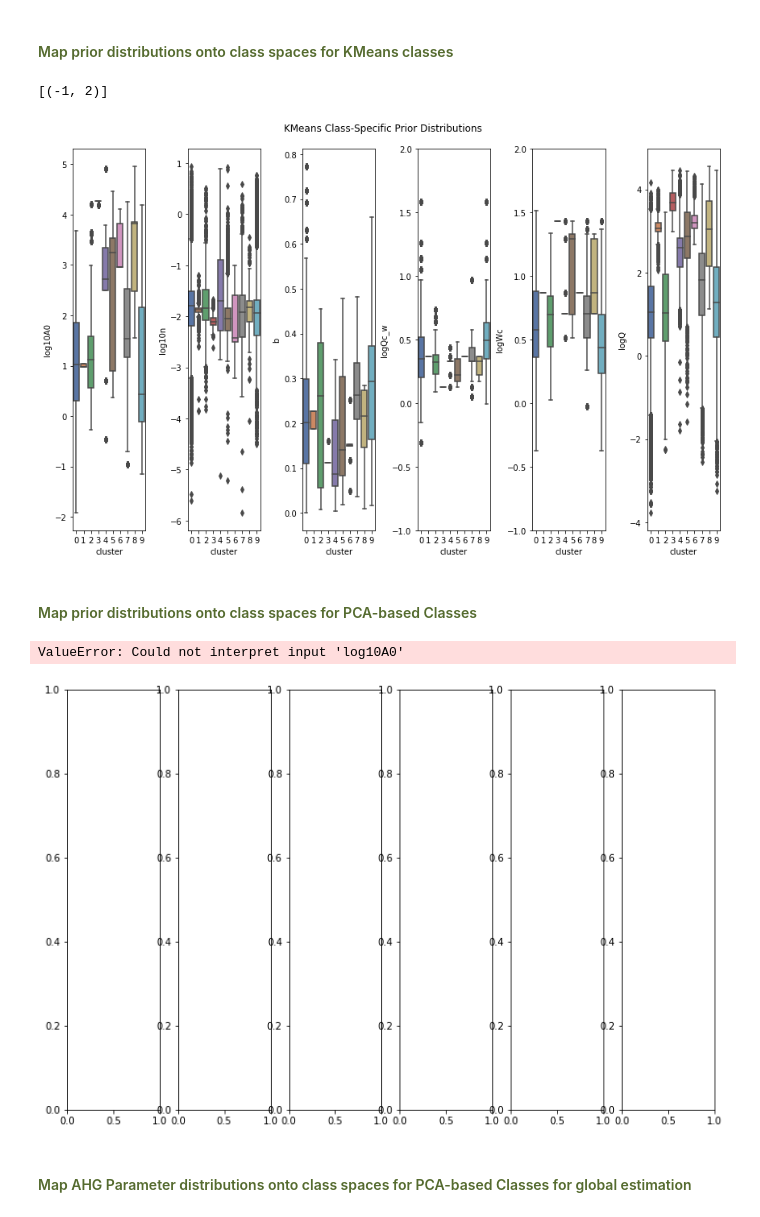
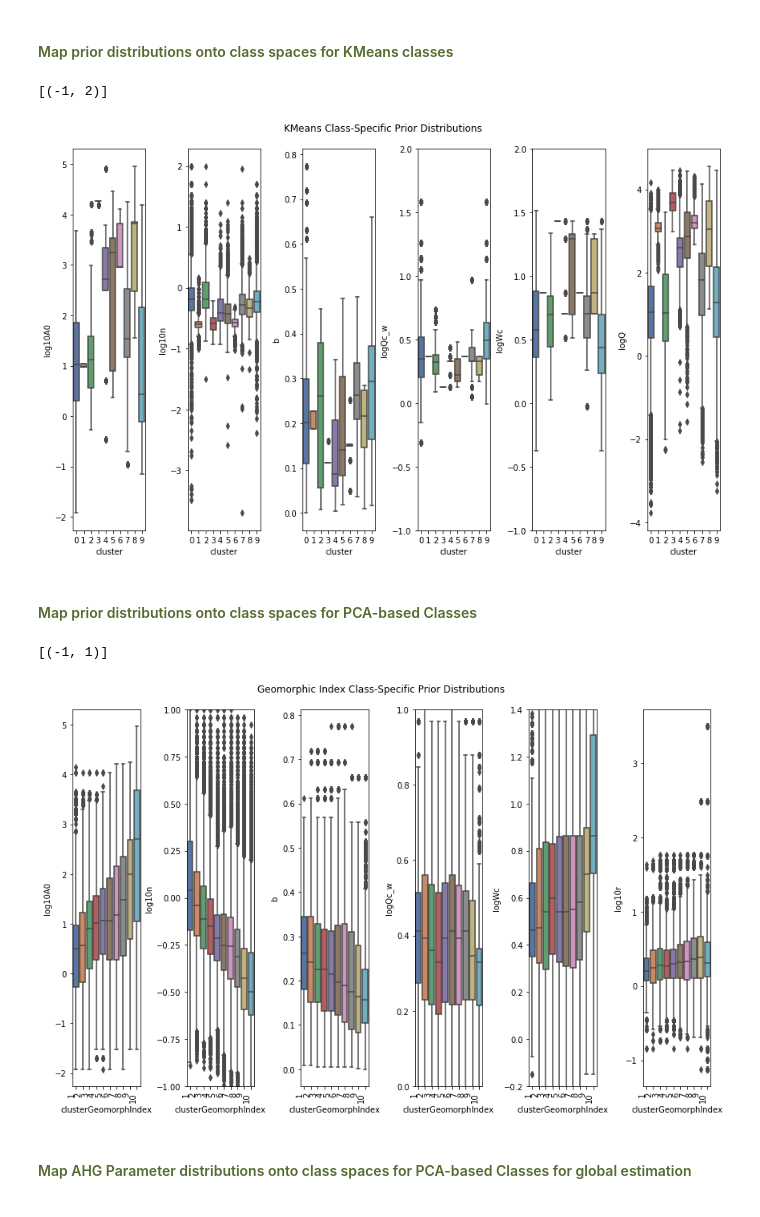
Before and after one commit to craigbrinkerhoff/2019_GeoClass, a Jupyter notebook: scripts/Brinkerhoff_geomorph_class.ipynb, the cells around one changed output. Cells and saved outputs as stored; diff of their text form; code cells hidden in the pictures.

```diff
--- a/scripts/Brinkerhoff_geomorph_class.ipynb
+++ b/scripts/Brinkerhoff_geomorph_class.ipynb
@@ -128,12 +136,15 @@ MERITshortened['stationid'] = pd.to_numeric(MERITshortened['stationid'])
 
 MERITshortened = pd.merge(MERITshortened, Hydroshortened, left_on='stationid', right_on='site_no') #merge on usgs gauge ID
 
-#NHD 2.1 flowlines and lakes
+#NHD 2.1 flowlines (with USGS gauges on them) and lakes
 med_NHD = pd.read_csv('C:\\Users\\cbrinkerhoff\\Box Sync\\Ongoing Projects\\hydraulic_geometry_project\\working\\NHD_med_res.csv', low_memory=False, encoding='latin-1')
 med_NHD_lakes = pd.read_csv('med_NHD_lakes.csv', low_memory=False, encoding='latin-1')
 
-Hydroshortened = pd.merge(Hydroshortened, med_NHD[['SOURCE_FEA', 'SLOPE', 'StreamOrde', 'ArbolateSu', 'Measure', 'LENGTHKM', 'LatSite', 'LonSite', 'FTYPE', 'FCODE', 'DASqKm', 'Tidal', 'WBAREACOMI', 'TOTMA']],left_on='site_no', right_on='SOURCE_FEA')
+#NHD sinuosity from  Wieczorek, M.E., Jackson, S.E., and Schwarz, G.E., 2018, Select Attributes for NHDPlus Version 2.1 Reach Catchments and Modified Network Routed Upstream Watersheds for the Conterminous United States: U.S. Geological Survey data release, https://doi.org/10.5066/F7765D7V.
+sinuosityCONUS = pd.read_csv('Sinuousity_CONUS.txt', delimiter=',')
 
+Hydroshortened = pd.merge(Hydroshortened, med_NHD[['SOURCE_FEA', 'COMID', 'SLOPE', 'StreamOrde', 'ArbolateSu', 'Measure', 'LENGTHKM', 'LatSite', 'LonSite', 'FTYPE', 'FCODE', 'DASqKm', 'Tidal', 'WBAREACOMI', 'TOTMA']],left_on='site_no', right_on='SOURCE_FEA')
+Hydroshortened = pd.merge(Hydroshortened, sinuosityCONUS, left_on='COMID', right_on='COMID')
 #unitarea in file is catchment area for MERIT Hydro
 # %% [markdown]
 <h2><font color=darkcyan> Analysis Using USGS NHD 2.1 </font></h2>
@@ -373,7 +384,7 @@ fig.tight_layout(rect=[0, 0.03, 1, 0.95])
 <br>
 <h4><font color=darkolivegreen>Classify via Kmeans</font> </h4>
 # %%
-kmeans_var = Hydroshortened[['chan_width','SLOPE', 'StreamOrde','DistDwnstrm', 'chan_depth', 'chan_velocity', 'unitPower', 'r', 'FCODEnorm', 'DASqKm', 'Fb', 'shearStress', 'minEntrain', 'TOTMA']]
+kmeans_var = Hydroshortened[['chan_width','SLOPE', 'StreamOrde','DistDwnstrm', 'chan_depth', 'chan_velocity', 'unitPower', 'r', 'FCODEnorm', 'DASqKm', 'Fb', 'shearStress', 'minEntrain', 'TOTMA', 'Dd', 'sinuosity']]
 kmeans = KMeans(n_clusters=10, random_state=0).fit(kmeans_var)
 y_pred = kmeans.predict(kmeans_var) #predicted values
 # %% [markdown]
@@ -382,7 +393,7 @@ y_pred = kmeans.predict(kmeans_var) #predicted values
 </p>
 # %%
 #run PCA
-features = ['chan_width', 'n', 'SLOPE', 'StreamOrde','DistDwnstrm', 'FCODEnorm', 'chan_depth', 'chan_velocity', 'unitPower', 'r', 'DASqKm', 'Fb', 'shearStress', 'minEntrain', 'TOTMA']
+features = ['chan_width', 'n', 'SLOPE', 'StreamOrde','DistDwnstrm', 'FCODEnorm', 'chan_depth', 'chan_velocity', 'unitPower', 'r', 'DASqKm', 'Fb', 'shearStress', 'minEntrain', 'TOTMA', 'sinuosity']
 x = Hydroshortened.loc[:, features].values # Separating out the features
 y = Hydroshortened.loc[:,['site_no']].values # Separating out the target
 x = StandardScaler().fit_transform(x) # normalizing the features
@@ -390,7 +401,7 @@ x = StandardScaler().fit_transform(x) # normalizing the features
 pca = PCA(n_components=5) #ran using 5 PCs
 principalComponents = pca.fit_transform(x)
 principalDf = pd.DataFrame(data = pca.components_
-             , columns = ['chan_width', 'n', 'SLOPE', 'StreamOrde','DistDwnstrm', 'FCODEnorm', 'chan_depth', 'chan_velocity', 'unitPower', 'r', 'DASqKm', 'Fb', 'shearStress', 'minEntrain', 'TOTMA'])
+             , columns = ['chan_width', 'n', 'SLOPE', 'StreamOrde','DistDwnstrm', 'FCODEnorm', 'chan_depth', 'chan_velocity', 'unitPower', 'r', 'DASqKm', 'Fb', 'shearStress', 'minEntrain', 'TOTMA', 'sinuosity'])
 # %%
 #Plot explained variance by each principal component 'PC'
 pca = PCA().fit(x)
@@ -495,27 +506,27 @@ axs[4].set(ylim=(-1, 2))
 axs[3].set(ylim=(-1, 2))
 # %% [output]
 [(-1, 2)]
-[figure, old version]
+[figure, new version]
 # %% [markdown]
 <h4> <font color=darkolivegreen>Map prior distributions onto class spaces for PCA-based Classes</font></h4>
 # %%
 fig, axs = plt.subplots(ncols=6, figsize=(12, 8))
 sns.boxplot(x="clusterGeomorphIndex", y='log10A0', data=Hydroshortened, palette='deep', ax=axs[0], order=['1', '2', '3', '4', '5', '6', '7', '8', '9', '10'])
 sns.boxplot(x="clusterGeomorphIndex", y='log10n', data=Hydroshortened, palette='deep', ax=axs[1], order=['1', '2', '3', '4', '5', '6', '7', '8', '9', '10'])
 sns.boxplot(x="clusterGeomorphIndex", y='b', data=Hydroshortened, palette='deep', ax=axs[2], order=['1', '2', '3', '4', '5', '6', '7', '8', '9', '10'])
 sns.boxplot(x="clusterGeomorphIndex", y='logQc_w', data=Hydroshortened, palette='deep', ax=axs[3], order=['1', '2', '3', '4', '5', '6', '7', '8', '9', '10'])
 sns.boxplot(x="clusterGeomorphIndex", y='logWc', data=Hydroshortened, palette='deep', ax=axs[4], order=['1', '2', '3', '4', '5', '6', '7', '8', '9', '10'])
-sns.boxplot(x="clusterGeomorphIndex", y='logQ', data=Hydroshortened, palette='deep', ax=axs[5], order=['1', '2', '3', '4', '5', '6', '7', '8', '9', '10'])
+sns.boxplot(x="clusterGeomorphIndex", y='log10r', data=Hydroshortened, palette='deep', ax=axs[5], order=['1', '2', '3', '4', '5', '6', '7', '8', '9', '10'])
 
 fig.suptitle("Geomorphic Index Class-Specific Prior Distributions")
 fig.autofmt_xdate(rotation=90)
 fig.tight_layout(rect=[0, 0.03, 1, 0.95])
 axs[4].set(ylim=(-0.2, 1.4))
 axs[3].set(ylim=(0, 1))
-axs[1].set(ylim=(-4, -0.5))
+axs[1].set(ylim=(-1, 1))
 # %% [output]
-ValueError: Could not interpret input 'log10A0'
+[(-1, 1)]
-[figure, old version]
+[figure, new version]
 # %% [markdown]
 <h4> <font color=darkolivegreen>Map AHG Parameter distributions onto class spaces for PCA-based Classes for global estimation</font></h4>
 # %%
```
Also changed, not shown: parts of 11 cells of this notebook.
